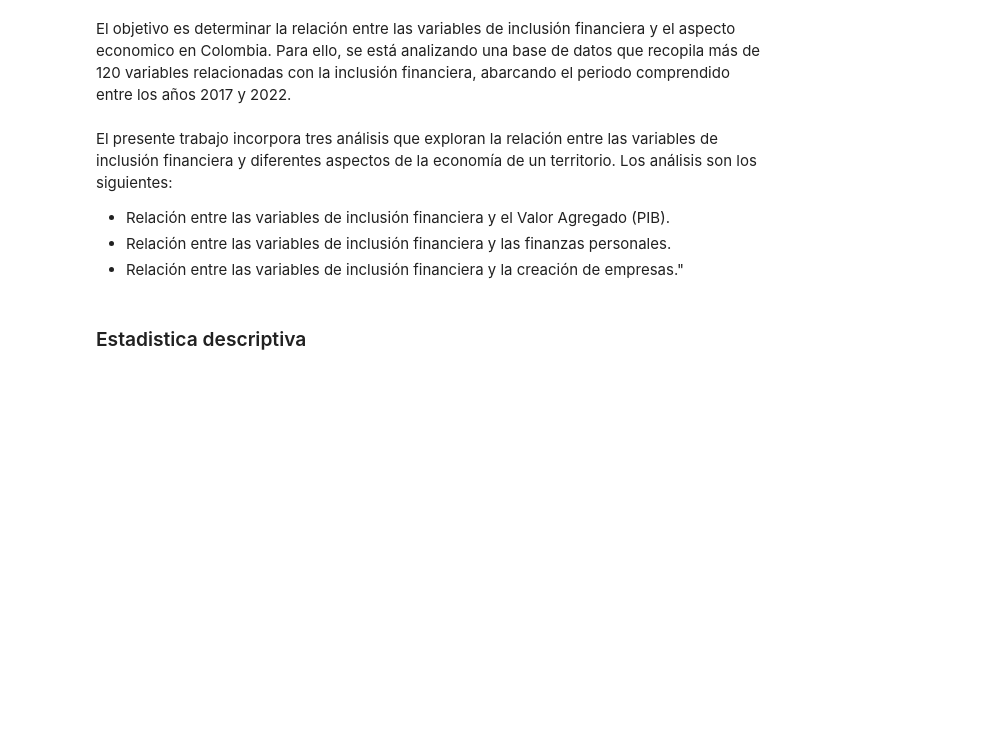
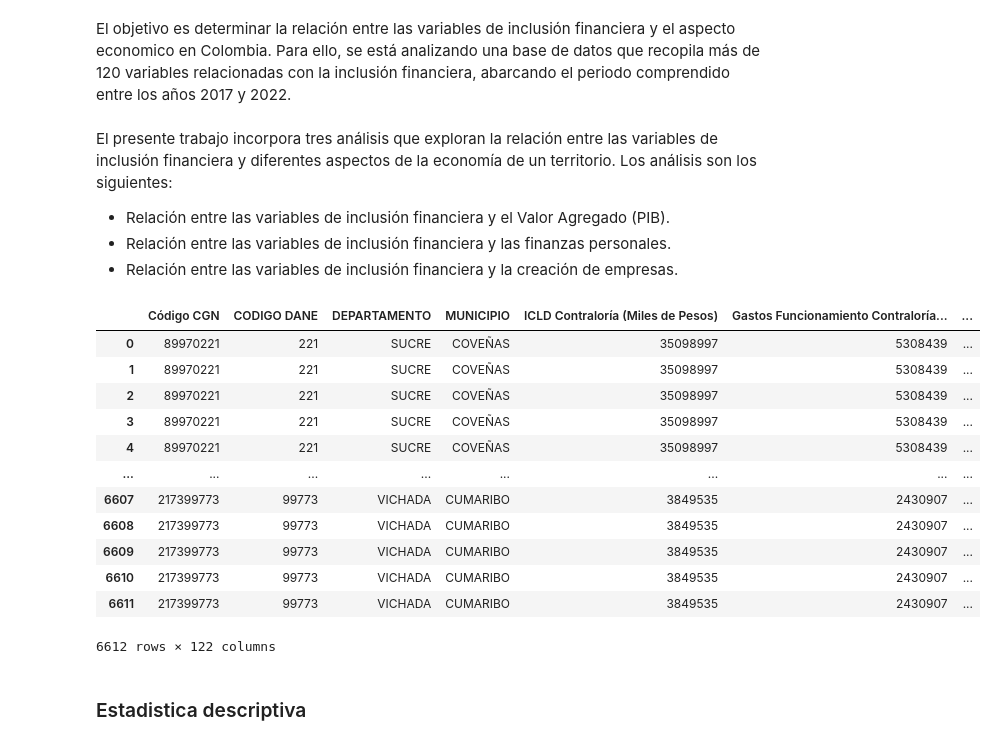
Before and after one commit to santiagogr10/Econometrics-, a Jupyter notebook: primer_entrega.ipynb, the cells around one changed output. Saved outputs shown, nothing was run; the diff lists cells and outputs as text; code cells hidden in the pictures; blank space fills up the shorter version.

```diff
--- a/primer_entrega.ipynb
+++ b/primer_entrega.ipynb
@@ -9,7 +9,7 @@ El presente trabajo incorpora tres análisis que exploran la relación entre las
 
 - Relación entre las variables de inclusión financiera y el Valor Agregado (PIB).
 - Relación entre las variables de inclusión financiera y las finanzas personales.
-- Relación entre las variables de inclusión financiera y la creación de empresas."
+- Relación entre las variables de inclusión financiera y la creación de empresas.
 # %%
 import pandas as pd
 import seaborn as sns
@@ -26,6 +26,22 @@ import warnings
 warnings.filterwarnings("ignore", category=UserWarning)
 # %%
 data = pd.read_csv(r'C:\Users\santi\OneDrive\Escritorio\projects\econometria\data_final.csv', thousands=',', decimal='.')
+# %%
+data
+# %% [output]
+|  | Código CGN | CODIGO DANE | DEPARTAMENTO | MUNICIPIO | ICLD Contraloría (Miles de Pesos) | Gastos Funcionamiento Contraloría... | ... |
+| 0 | 89970221 | 221 | SUCRE | COVEÑAS | 35098997 | 5308439 | ... |
+| 1 | 89970221 | 221 | SUCRE | COVEÑAS | 35098997 | 5308439 | ... |
+| 2 | 89970221 | 221 | SUCRE | COVEÑAS | 35098997 | 5308439 | ... |
+| 3 | 89970221 | 221 | SUCRE | COVEÑAS | 35098997 | 5308439 | ... |
+| 4 | 89970221 | 221 | SUCRE | COVEÑAS | 35098997 | 5308439 | ... |
+| ... | ... | ... | ... | ... | ... | ... | ... |
+| 6607 | 217399773 | 99773 | VICHADA | CUMARIBO | 3849535 | 2430907 | ... |
+| 6608 | 217399773 | 99773 | VICHADA | CUMARIBO | 3849535 | 2430907 | ... |
+| 6609 | 217399773 | 99773 | VICHADA | CUMARIBO | 3849535 | 2430907 | ... |
+| 6610 | 217399773 | 99773 | VICHADA | CUMARIBO | 3849535 | 2430907 | ... |
+| 6611 | 217399773 | 99773 | VICHADA | CUMARIBO | 3849535 | 2430907 | ... |
+6612 rows × 122 columns
 # %% [markdown]
 ### Estadistica descriptiva
 # %% [markdown]
```
Also changed, not shown: parts of 4 cells of this notebook.
